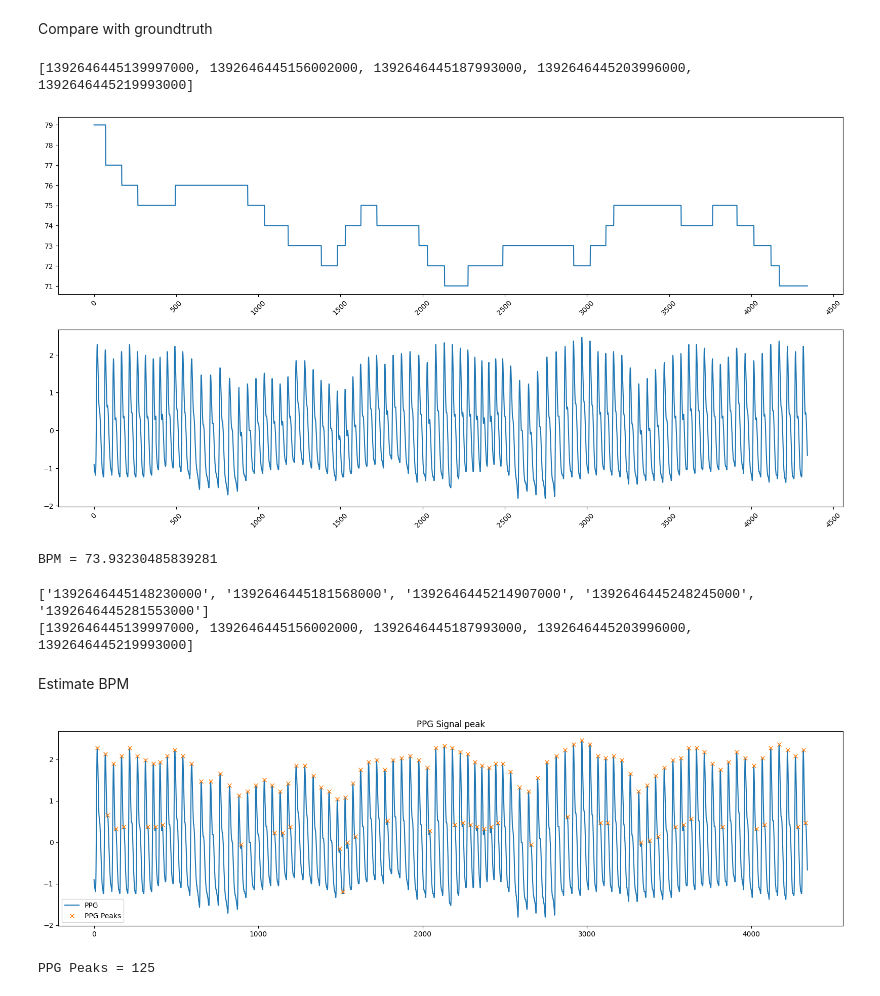
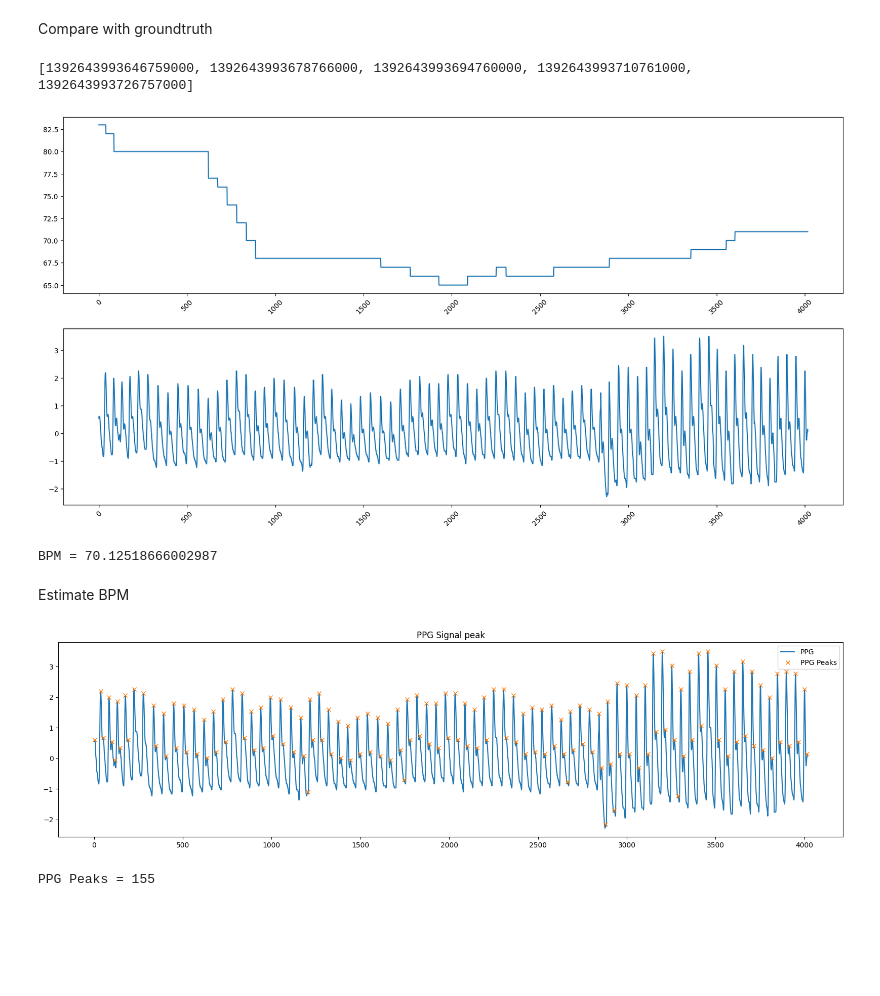
Before and after one commit to Ren1100/remote-PPG, a Jupyter notebook: test.ipynb, the cells around one changed output. Cells and saved outputs as stored; diff of their text form; code cells hidden in the pictures; blank space fills up the shorter version.

```diff
--- a/test.ipynb
+++ b/test.ipynb
@@ -15,10 +13,10 @@ import datetime as dt
 # %% [markdown]
 Load File
 # %%
-subject_name = '02-03'
+subject_name = '01-01'
 dataset_path = 'PURE/'
 
-img_frame_path = dataset_path + subject_name + '/02-03/'
+img_frame_path = dataset_path + subject_name + '/01-01/'
 
 png_list = glob(img_frame_path + '*.png')
 png_list.sort(key=lambda f: int(''.join(filter(str.isdigit, f))))
@@ -316,7 +314,7 @@ Compare with groundtruth
 # %%
 import json
 
-gt_path = dataset_path + subject_name +'/02-03.json'
+gt_path = dataset_path + subject_name +'/01-01.json'
 
 with open (gt_path, 'r') as file:
     data = json.load(file)
@@ -361,44 +359,36 @@ plt.gca().xaxis.set_major_locator(MaxNLocator(integer=True, nbins=10))  # Set th
 plt.xticks(rotation=45)  # Rotate labels for better readability
 
 plt.subplot(2,1,2)
 plt.plot(waveform)
 plt.gca().xaxis.set_major_locator(MaxNLocator(integer=True, nbins=10))  # Set the number of x-ticks to 10
 plt.xticks(rotation=45)  # Rotate labels for better readability
 plt.show()
 
 ##plotting against converted timestamps
 # # Plot pulse rate
 # plt.subplot(2, 1, 1)
 # plt.plot(filtered_times, filtered_pulseRate)
 # plt.gca().xaxis.set_major_locator(MaxNLocator(integer=True, nbins=10))  # Set number of x-ticks to 10
 # plt.xticks(rotation=45)  # Rotate labels for better readability
 # plt.title("Pulse Rate")
 
 # # Plot waveform
 # plt.subplot(2, 1, 2)
 # plt.plot(filtered_times, filtered_waveform)
 # plt.gca().xaxis.set_major_locator(MaxNLocator(integer=True, nbins=10))  # Set number of x-ticks to 10
 # plt.xticks(rotation=45)  # Rotate labels for better readability
 # plt.title("Waveform")
 # plt.show()
 
 print(f"BPM = {np.mean(pulseRate)}")
 # print(len(timestamps_package))
 # print(len(frame_package))
 # print(len(timestamps))
 # print(len(frame))
 # %% [output]
-[1392646445139997000, 1392646445156002000, 1392646445187993000, 1392646445203996000, 1392646445219993000]
+[1392643993646759000, 1392643993678766000, 1392643993694760000, 1392643993710761000, 1392643993726757000]
-[figure, old version]
+[figure, new version]
-BPM = 73.93230485839281
+BPM = 70.12518666002987
-# %%
-# print(formatted_times[:5])
-# print(formatted_times_package[:5])
-print(timestamps[:5])
-print(timestamps_package[:5])
-# %% [output]
-['1392646445148230000', '1392646445181568000', '1392646445214907000', '1392646445248245000', '1392646445281553000']
-[1392646445139997000, 1392646445156002000, 1392646445187993000, 1392646445203996000, 1392646445219993000]
 # %% [markdown]
 Estimate BPM
 # %%
@@ -414,8 +404,8 @@ plt.show()
 
 print(f"PPG Peaks = {len(PPG_peaks)}")
 # %% [output]
-[figure, old version]
+[figure, new version]
-PPG Peaks = 125
+PPG Peaks = 155
 # %%
 from scipy.signal import find_peaks
 rPPG_peaks, _ = find_peaks(rPPG_filtered)
```
Also changed, not shown: parts of 18 cells of this notebook, 1 other file.
